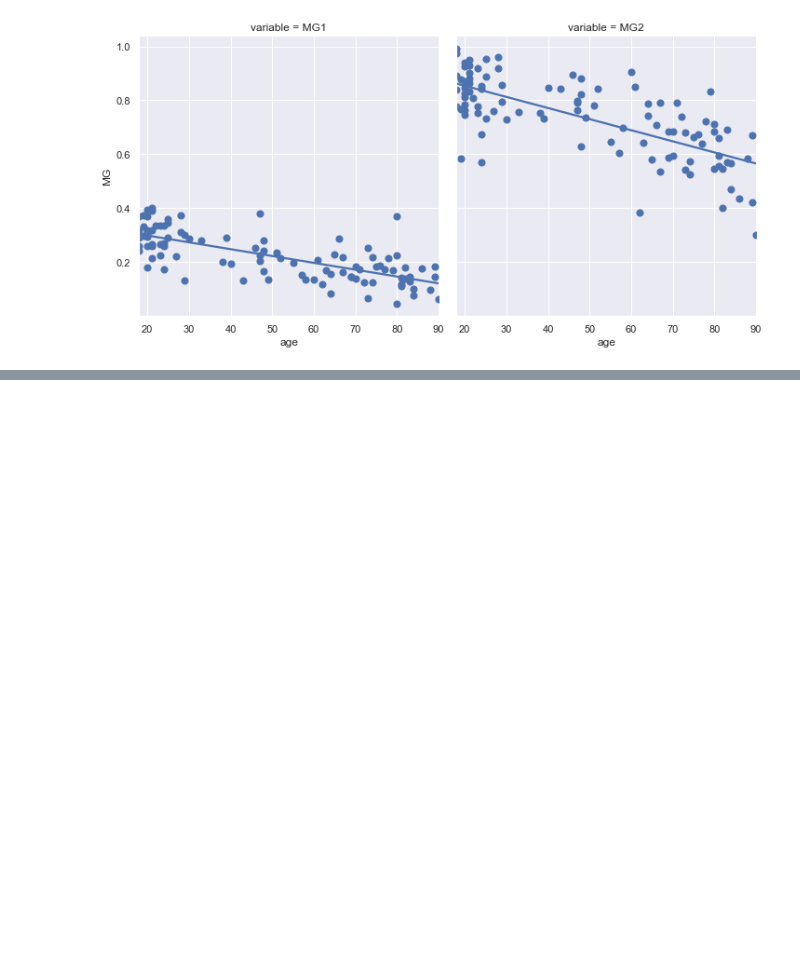
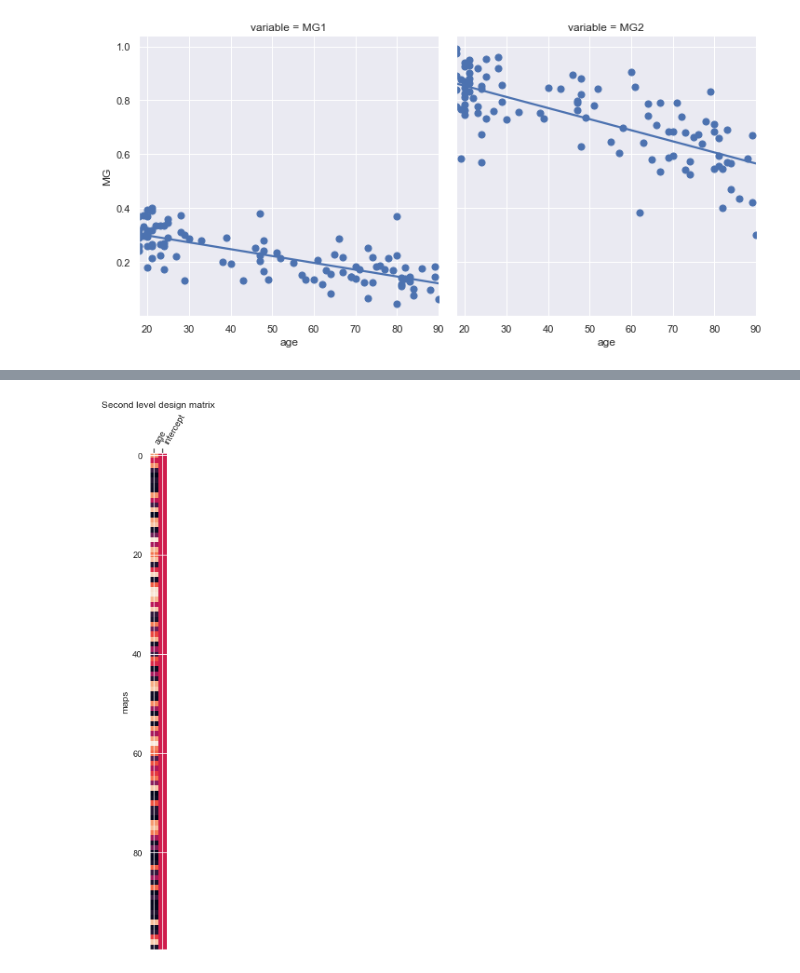
Before and after one commit to methodes-cogneuro/methodes-cogneuro.github.io, a Jupyter notebook: _sources/cartes_statistiques.ipynb, the cells around one changed output, grey strips where cells are left out. Drawn from its saved outputs; the diff is of its cells as text; code cells hidden in the pictures; blank space fills up the shorter version.

```diff
--- a/_sources/cartes_statistiques.ipynb
+++ b/_sources/cartes_statistiques.ipynb
@@ -124 +200,10 @@ glue("regression-vbm-fig", fig.fig, display=False)
+# %%
+from nilearn.plotting import plot_design_matrix
+ax = plot_design_matrix(design_matrix)
+ax.set_title('Second level design matrix', fontsize=12)
+ax.set_ylabel('maps')
+plt.tight_layout()
+plt.show()
+# %% [output]
+[figure, added]
 # %% [markdown]
```
Also changed, not shown: parts of 6 cells of this notebook, 8 other files.
